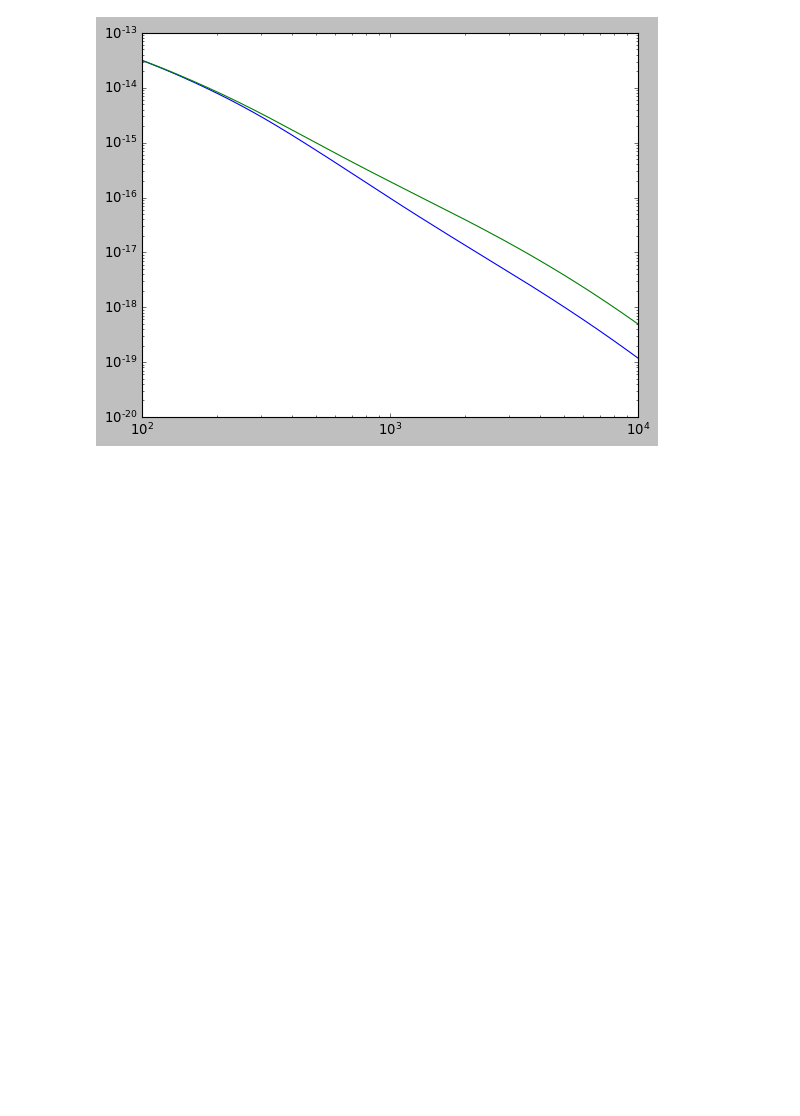
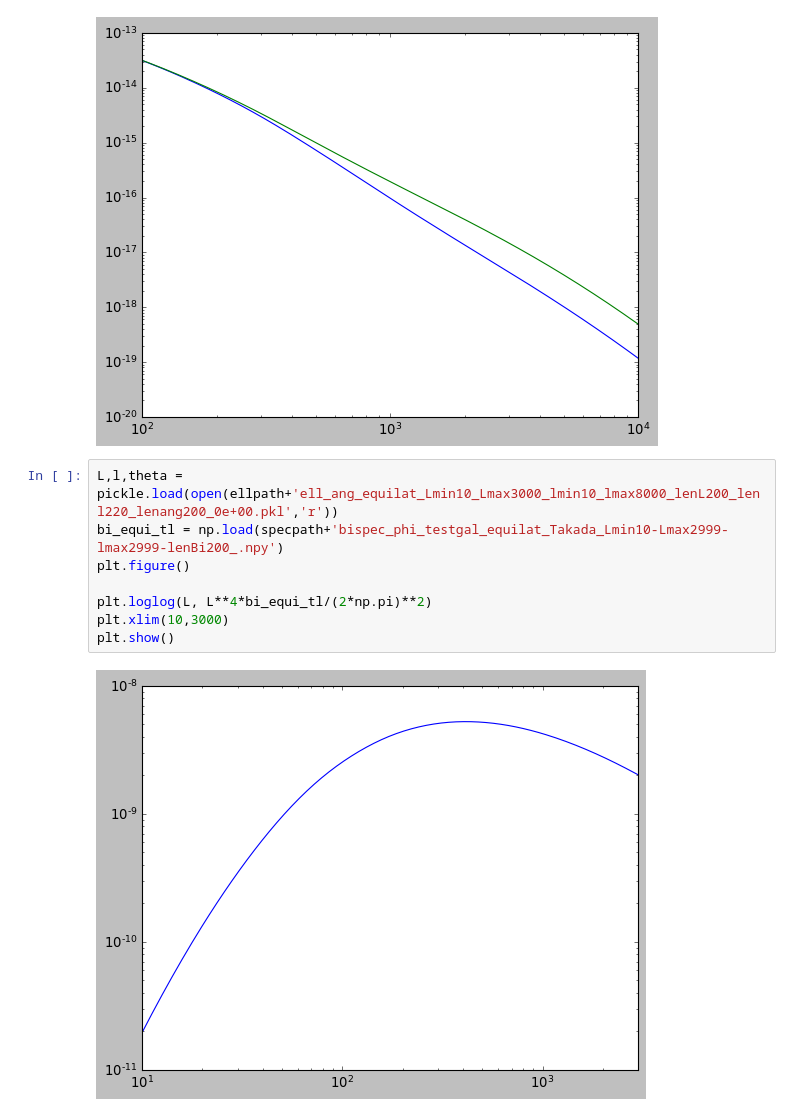
Before and after one commit to VMBoehm/BispectrumBias, a Jupyter notebook: TestBispectra.ipynb, the cells around one changed output. Drawn from its saved outputs; the diff is of its cells as text; blank space fills up the shorter version.

Commit message:
close to reproducing results of Takada & Jain

```diff
--- a/TestBispectra.ipynb
+++ b/TestBispectra.ipynb
@@ -38,3 +38,13 @@ plt.ylim(1e-20,1e-13)
 plt.show()
 # %% [output]
 [figure]
+# %%
+L,l,theta = pickle.load(open(ellpath+'ell_ang_equilat_Lmin10_Lmax3000_lmin10_lmax8000_lenL200_lenl220_lenang200_0e+00.pkl','r'))
+bi_equi_tl = np.load(specpath+'bispec_phi_testgal_equilat_Takada_Lmin10-Lmax2999-lmax2999-lenBi200_.npy')
+plt.figure()
+
+plt.loglog(L, L**4*bi_equi_tl/(2*np.pi)**2)
+plt.xlim(10,3000)
+plt.show()
+# %% [output]
+[figure, added]
```
Also changed, not shown: 3 other files.
